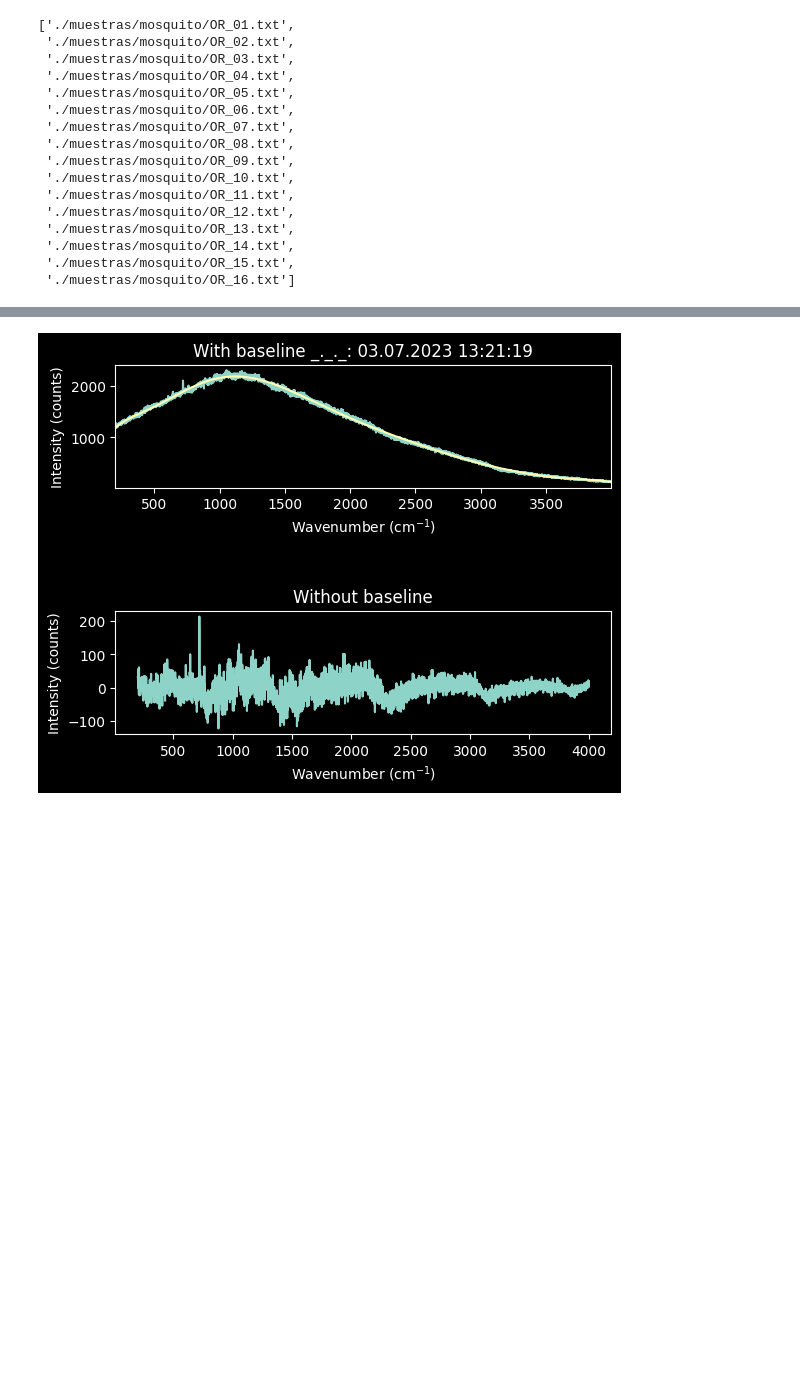
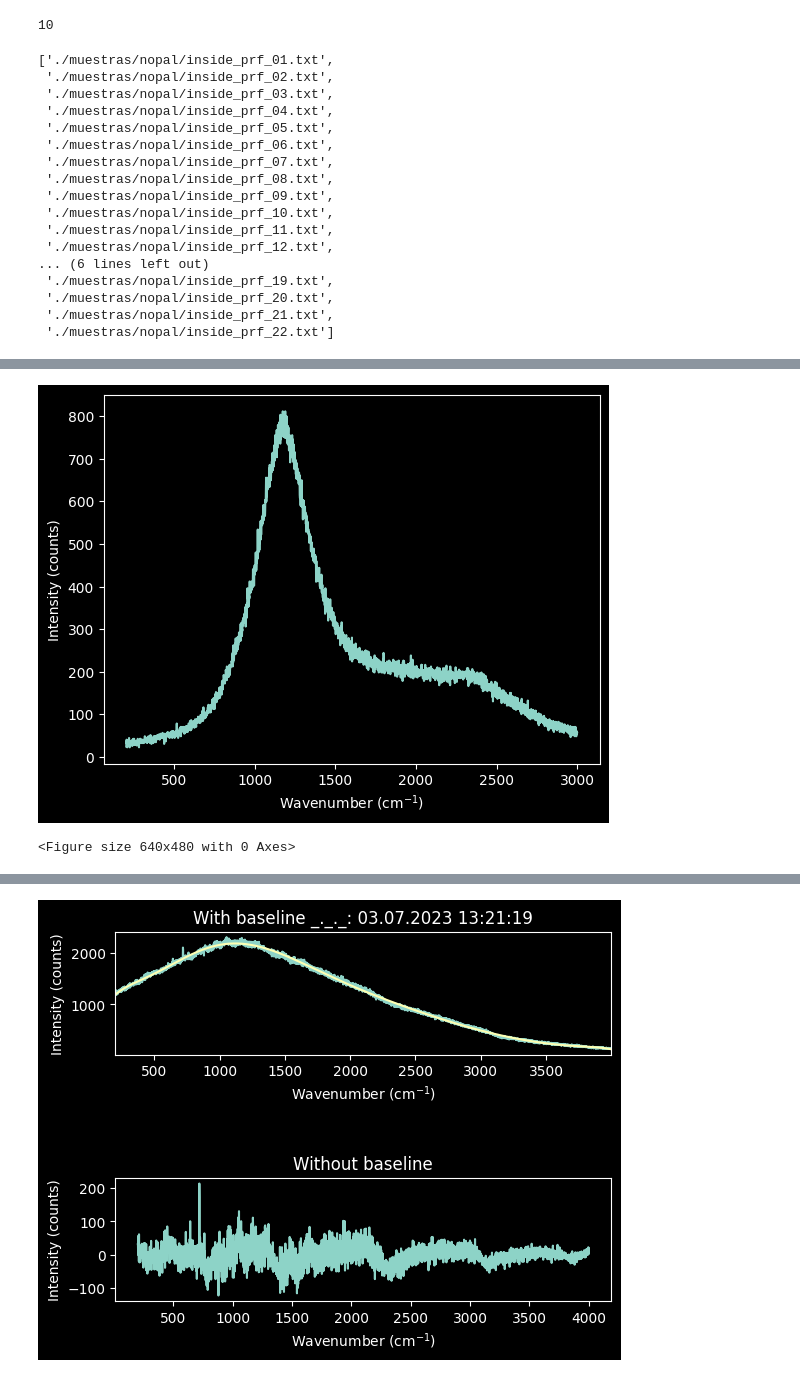
Before and after one commit to oftavira/raman, a Jupyter notebook: enotebook.ipynb, the cells around one changed output, grey strips where cells are left out. Saved outputs shown, nothing was run; the diff lists cells and outputs as text; code cells hidden in the pictures; blank space fills up the shorter version.

Commit message:
modificando core

```diff
--- a/enotebook.ipynb
+++ b/enotebook.ipynb
@@ -3,7 +1,11 @@ from core import *
+# %%
+5+5
+# %% [output]
+10
 # %%
 import os
 
-path = "./muestras/mosquito"
+path = "./muestras/nopal"
 extetion = ".txt"
 files = []
 
@@ -17,25 +19,26 @@ del r, d, f, file, path, extetion
 files.sort()
 files
 # %% [output]
-['./muestras/mosquito/OR_01.txt',
- './muestras/mosquito/OR_02.txt',
- './muestras/mosquito/OR_03.txt',
- './muestras/mosquito/OR_04.txt',
- './muestras/mosquito/OR_05.txt',
- './muestras/mosquito/OR_06.txt',
- './muestras/mosquito/OR_07.txt',
- './muestras/mosquito/OR_08.txt',
- './muestras/mosquito/OR_09.txt',
- './muestras/mosquito/OR_10.txt',
- './muestras/mosquito/OR_11.txt',
- './muestras/mosquito/OR_12.txt',
- './muestras/mosquito/OR_13.txt',
- './muestras/mosquito/OR_14.txt',
- './muestras/mosquito/OR_15.txt',
- './muestras/mosquito/OR_16.txt']
+['./muestras/nopal/inside_prf_01.txt',
+ './muestras/nopal/inside_prf_02.txt',
+ './muestras/nopal/inside_prf_03.txt',
+ './muestras/nopal/inside_prf_04.txt',
+ './muestras/nopal/inside_prf_05.txt',
+ './muestras/nopal/inside_prf_06.txt',
+ './muestras/nopal/inside_prf_07.txt',
+ './muestras/nopal/inside_prf_08.txt',
+ './muestras/nopal/inside_prf_09.txt',
+ './muestras/nopal/inside_prf_10.txt',
+ './muestras/nopal/inside_prf_11.txt',
+ './muestras/nopal/inside_prf_12.txt',
+... (6 lines left out)
+ './muestras/nopal/inside_prf_19.txt',
+ './muestras/nopal/inside_prf_20.txt',
+ './muestras/nopal/inside_prf_21.txt',
+ './muestras/nopal/inside_prf_22.txt']
 # %%
 # We pick a random file to test the class
-
+from core import *
 from random import randint
 
 ind = randint(0,len(files)-1)
@@ -43,4 +46,6 @@ print(ind)
 file = files[ind]
 
 raman = RamanSpectrum(file)
+print(raman.metadata['Acquired'])
+raman.plot()
 # %% [output]
@@ -47,0 +54,2 @@ raman = RamanSpectrum(file)
+[figure, added]
+<Figure size 640x480 with 0 Axes>
```
Also changed, not shown: parts of 19 cells of this notebook, 1 other file.
